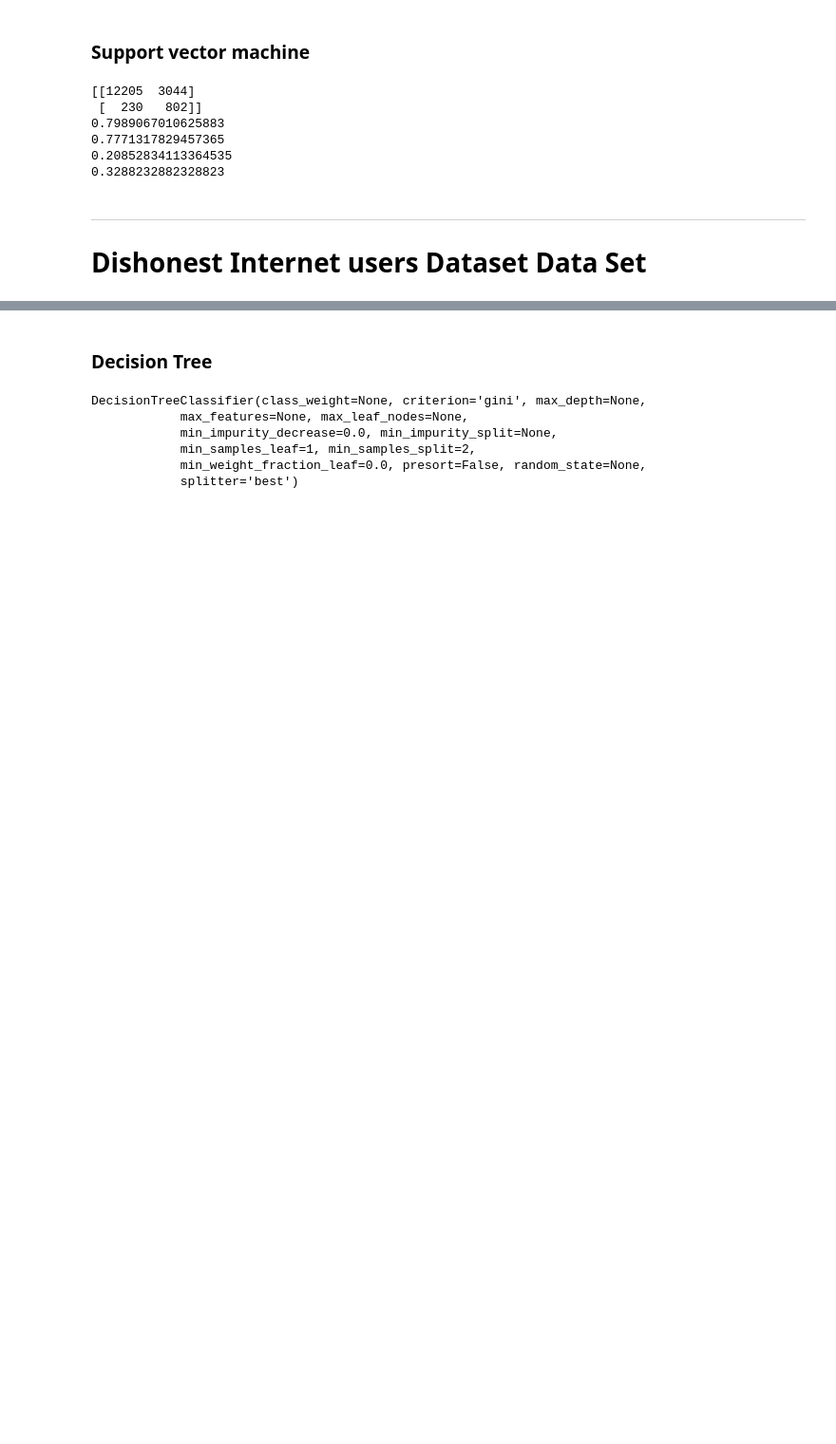
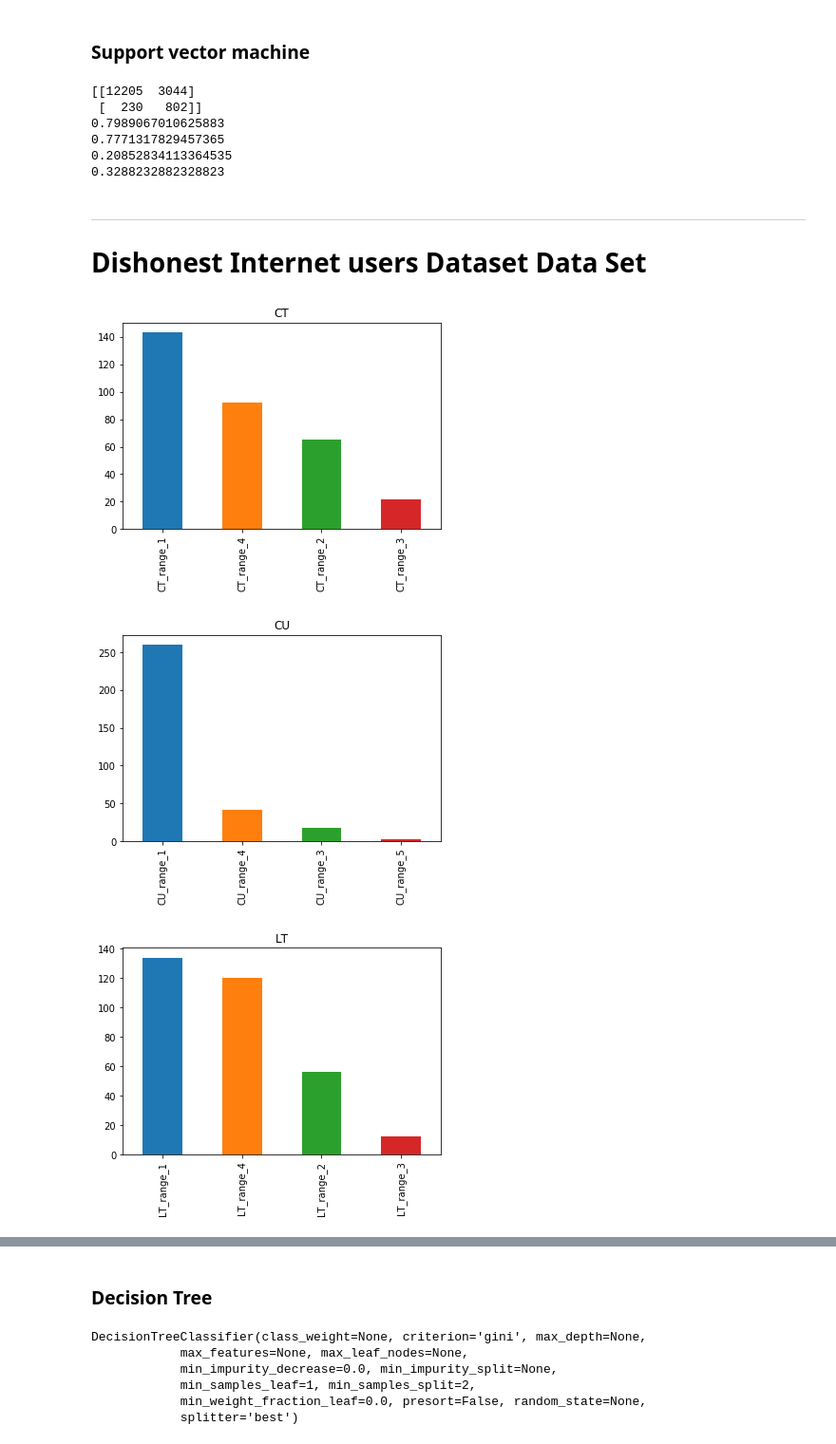
Before and after one commit to v-bir/ML_A1, a Jupyter notebook: Untitled.ipynb, the cells around one changed output, grey strips where cells are left out. Shown at 95% size. Saved outputs shown, nothing was run; the diff lists cells and outputs as text; code cells hidden in the pictures; blank space fills up the shorter version.

```diff
--- a/Untitled.ipynb
+++ b/Untitled.ipynb
@@ -106,38 +107,32 @@ print(m.f1_score(adults_target_test, svcl_adults_test_predicted))
 
 # Dishonest Internet users Dataset Data Set
 # %%
-internet_raw = pd.read_csv('./internet/internet.txt', sep=' ',header=None)
+header = ['CT','CU', 'LT', 'TC', 'TS']
+internet_raw = pd.read_csv('./internet/internet.txt', sep=' ',names=header)
 enc = OrdinalEncoder(categories='auto', dtype=int)
 enc.fit(internet_raw)
 internet=enc.transform(internet_raw)
 internet_input = internet[:,0:4]
 internet_target = internet[:,4]
 
+for item in header:
+    internet_raw[item].value_counts().plot(title = item, kind='bar')
+    plt.show()
+
 from sklearn.model_selection import cross_val_predict
 from sklearn.metrics import confusion_matrix
 
-def evaluate(modelx,y, k):
-    enc = LabelBinarizer()
-    enc.fit(y)
-    y_bin=enc.transform(y)
-    cvs=cross_val_score(tclf,x, y_bin, scoring='accuracy', cv=k)
+def evaluate(clf,x,y, k):
+
+    cvs=cross_val_score(clf,x, y, scoring='accuracy', cv=k)
     score=sum(cvs)/len(cvs)
     print('Avg. 5 fold cross validation accuracy: '+str(score))
 
-    cvs_tree=cross_val_score(tclf,x, y_bin, scoring='precision', cv=k)
-    score=sum(cvs)/len(cvs)
-    print('Avg. 5 fold cross validation precision: '+str(score))
-
-    cvs_tree=cross_val_score(tclf,x, y_bin, scoring='recall', cv=k)
-    score=sum(cvs)/len(cvs)
-    print('Avg. 5 fold cross validation recall: '+str(score))
-
-    cvs_tree=cross_val_score(tclf,x, y_bin, scoring='f1', cv=k)
-    score=sum(cvs)/len(cvs)
-    print('Avg. 5 fold cross validation F1-score: '+str(score))
-
-
-    y_pred = cross_val_predict(tclf, x, y, cv=5)
+    y_pred = cross_val_predict(clf, x, y, cv=5)
     cnf = confusion_matrix(y, y_pred)
     print('Confusion matrix:')
     print(cnf)
+# %% [output]
+[figure, added]
+[figure, added]
+[figure, added]
```
Also changed, not shown: parts of 11 cells of this notebook.
